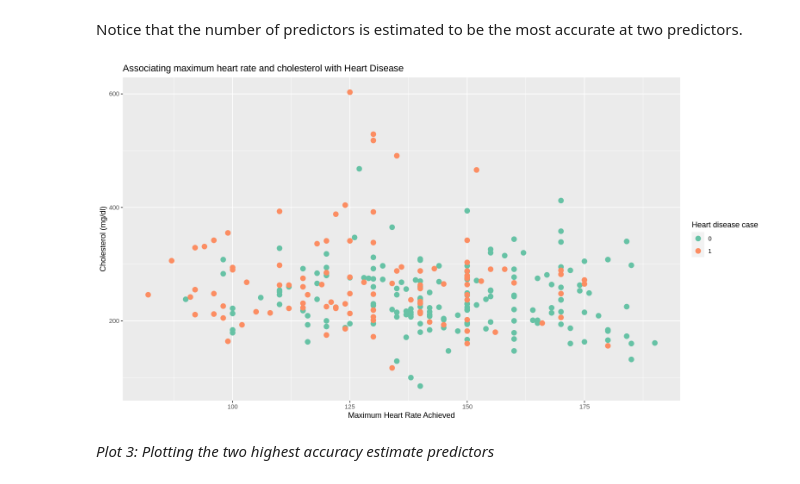
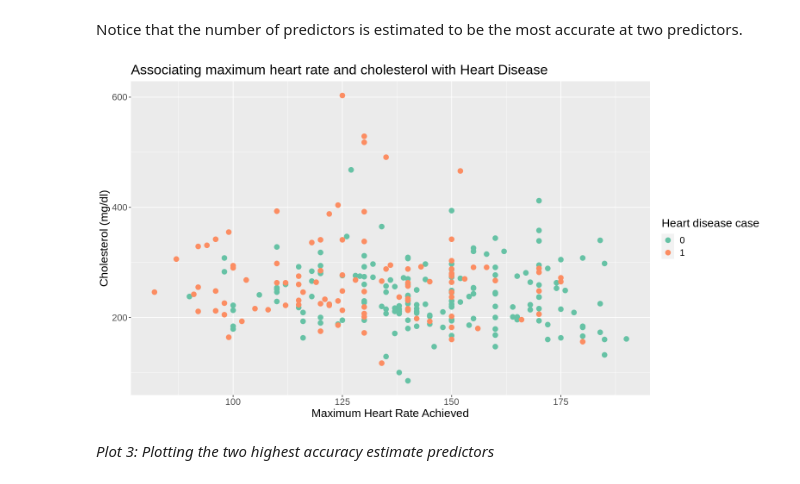
Before and after one commit to jaden-lai/DSCI-100-006-21, a Jupyter notebook: project_final.ipynb, the cells around one changed output. Cells and saved outputs as stored; diff of their text form; code cells hidden in the pictures.

Commit message:
Plot size changed

```diff
--- a/project_final.ipynb
+++ b/project_final.ipynb
@@ -225,15 +226,16 @@ Notice that the number of predictors is estimated to be the most accurate at two
 # %%
 options(repr.plot.width = 13, repr.plot.height = 7)
 
 heart_disease_plot_best <- heart_disease_hungarian |>
     ggplot(aes(x = maximum_heart_rate_achieved, y = cholesterol, color = heart_disease_cases)) +
         geom_point(size = 3) +
         labs(x = "Maximum Heart Rate Achieved", y = "Cholesterol (mg/dl)", color = "Heart disease case", title = "Associating maximum heart rate and cholesterol with Heart Disease") +
-         scale_color_brewer(palette = "Set2")
+        scale_color_brewer(palette = "Set2") +
+        theme(text = element_text(size = 16))
 
 heart_disease_plot_best
 # %% [output]
-[figure, old version]
+[figure, new version]
 # %% [markdown]
 *Plot 3: Plotting the two highest accuracy estimate predictors*
 # %% [markdown]
```
Also changed, not shown: parts of 5 cells of this notebook.
